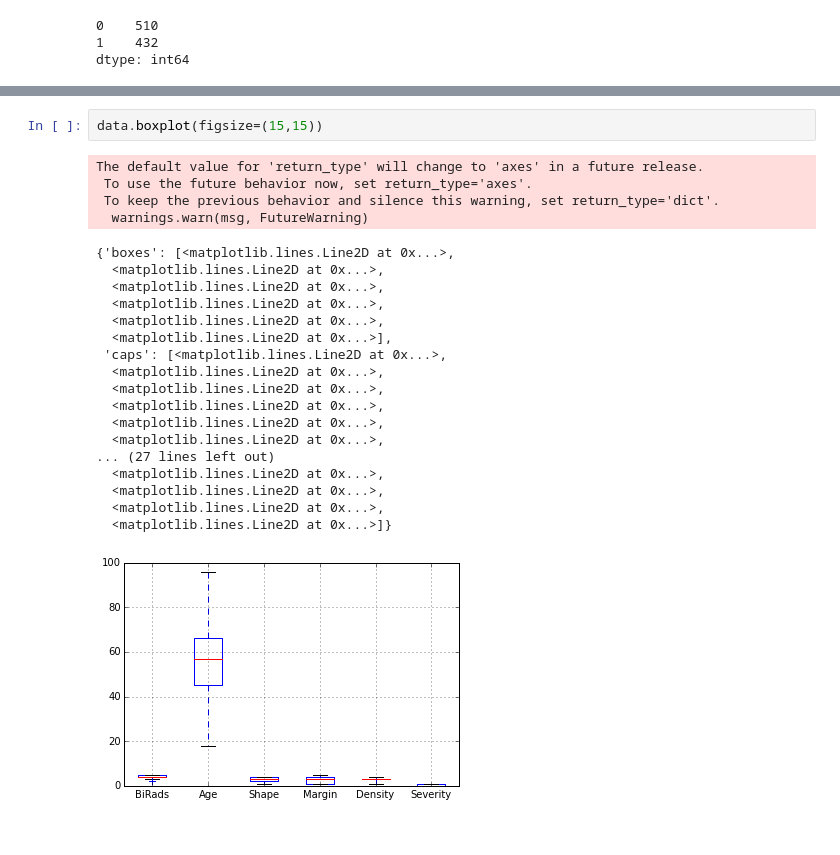
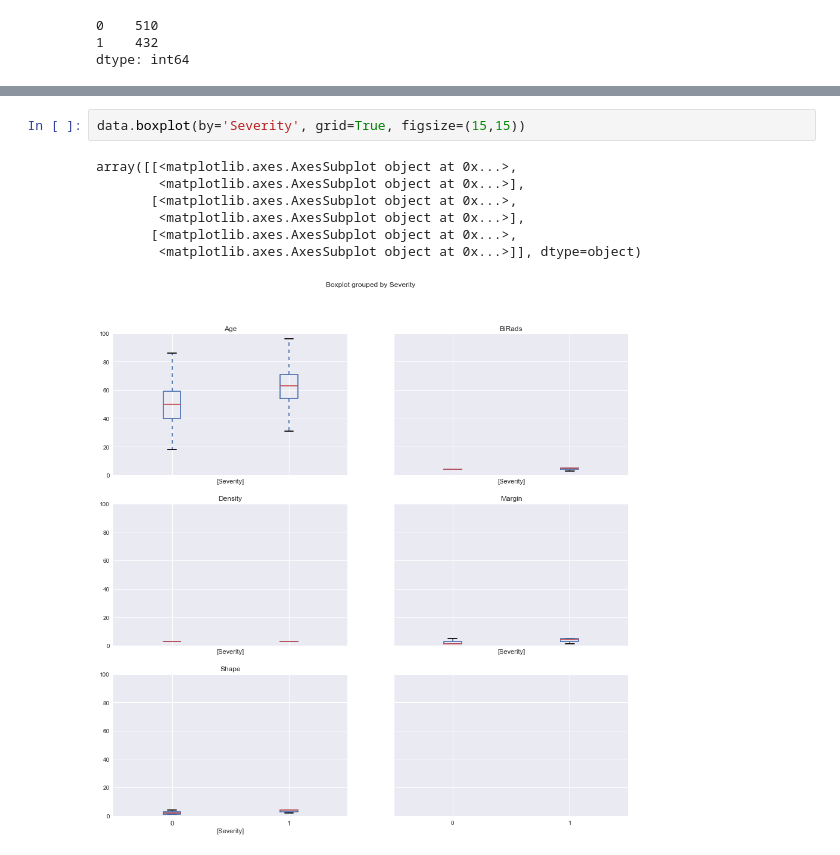
Before and after one commit to spicasax/ipython-examples, a Jupyter notebook: mammographic-mass/mammographic_masses.ipynb, the cells around one changed output, grey strips where cells are left out. Drawn from its saved outputs; the diff is of its cells as text.

```diff
--- a/mammographic-mass/mammographic_masses.ipynb
+++ b/mammographic-mass/mammographic_masses.ipynb
@@ -94,26 +145,11 @@ data.describe()
 # %%
-data.boxplot(figsize=(15,15))
+data.boxplot(by='Severity', grid=True, figsize=(15,15))
 # %% [output]
-The default value for 'return_type' will change to 'axes' in a future release.
- To use the future behavior now, set return_type='axes'.
- To keep the previous behavior and silence this warning, set return_type='dict'.
-  warnings.warn(msg, FutureWarning)
+array([[<matplotlib.axes.AxesSubplot object at 0x...>,
+        <matplotlib.axes.AxesSubplot object at 0x...>],
+       [<matplotlib.axes.AxesSubplot object at 0x...>,
+        <matplotlib.axes.AxesSubplot object at 0x...>],
+       [<matplotlib.axes.AxesSubplot object at 0x...>,
+        <matplotlib.axes.AxesSubplot object at 0x...>]], dtype=object)
-{'boxes': [<matplotlib.lines.Line2D at 0x...>,
-  <matplotlib.lines.Line2D at 0x...>,
-  <matplotlib.lines.Line2D at 0x...>,
-  <matplotlib.lines.Line2D at 0x...>,
-  <matplotlib.lines.Line2D at 0x...>,
-  <matplotlib.lines.Line2D at 0x...>],
- 'caps': [<matplotlib.lines.Line2D at 0x...>,
-  <matplotlib.lines.Line2D at 0x...>,
-  <matplotlib.lines.Line2D at 0x...>,
-  <matplotlib.lines.Line2D at 0x...>,
-  <matplotlib.lines.Line2D at 0x...>,
-  <matplotlib.lines.Line2D at 0x...>,
-... (27 lines left out)
-  <matplotlib.lines.Line2D at 0x...>,
-  <matplotlib.lines.Line2D at 0x...>,
-  <matplotlib.lines.Line2D at 0x...>,
-  <matplotlib.lines.Line2D at 0x...>]}
-[figure, old version]
+[figure, new version]
 # %%
```
Also changed, not shown: parts of 27 cells of this notebook.
